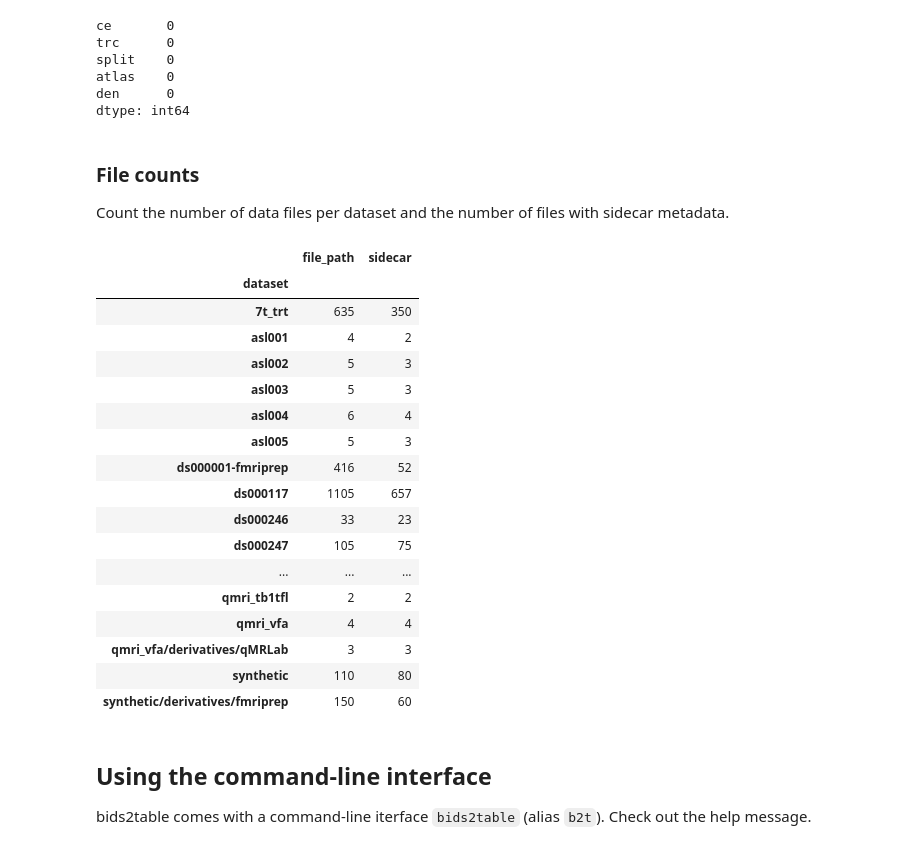
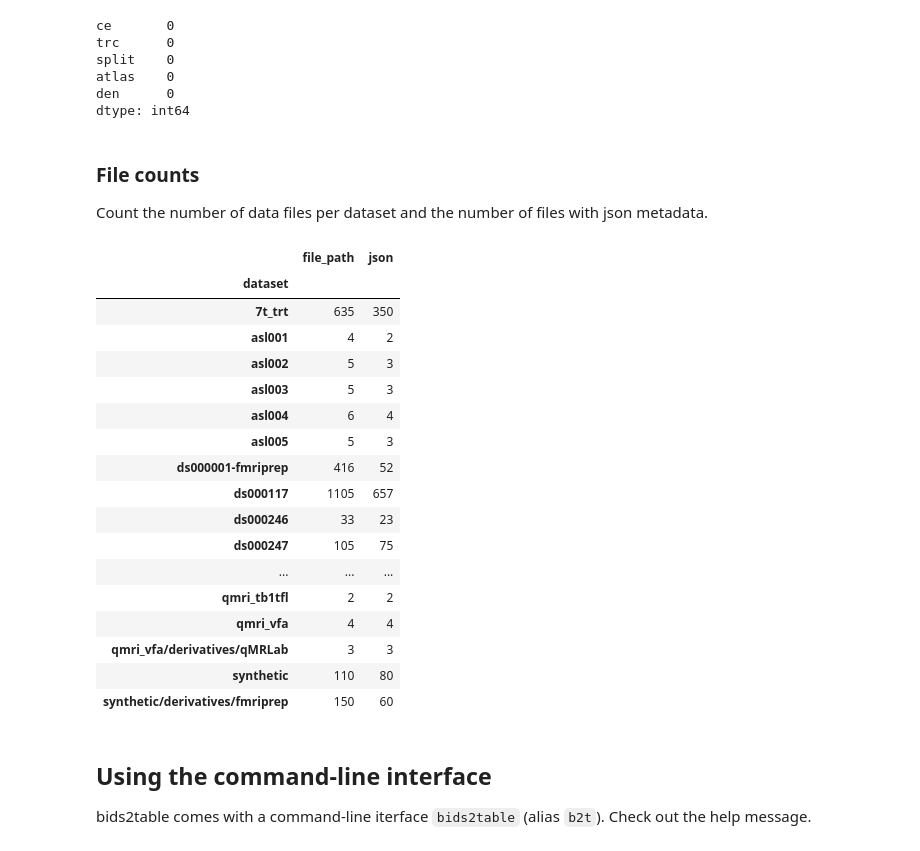
Before and after one commit to childmindresearch/bids2table, a Jupyter notebook: example/example.ipynb, the cells around one changed output. Cells and saved outputs as stored; diff of their text form; code cells hidden in the pictures.

```diff
--- a/example/example.ipynb
+++ b/example/example.ipynb
@@ -57,0 +60,4 @@ df.head(3)
+# %%
+df_multi = flat_to_multi_columns(df)
+
+df_multi.head(3)
@@ -57,0 +83,4 @@ df.head(3)
+# %%
+df_drop = df_multi.droplevel(0, axis=1)
+
+df_drop.head(3)
@@ -152,13 +175,13 @@ dtype: int64
 # %% [markdown]
 ### File counts
 
-Count the number of data files per dataset and the number of files with sidecar metadata.
+Count the number of data files per dataset and the number of files with json metadata.
 # %%
-df.droplevel(0, axis=1).groupby("dataset").agg(
-    {"file_path": "count", "sidecar": "count"}
+df_drop.groupby("dataset").agg(
+    {"file_path": "count", "json": "count"}
 )
 # %% [output]
-|  | file_path | sidecar |
+|  | file_path | json |
 | dataset |  |  |
 | 7t_trt | 635 | 350 |
 | asl001 | 4 | 2 |
```
Also changed, not shown: parts of 17 cells of this notebook, 11 other files.
